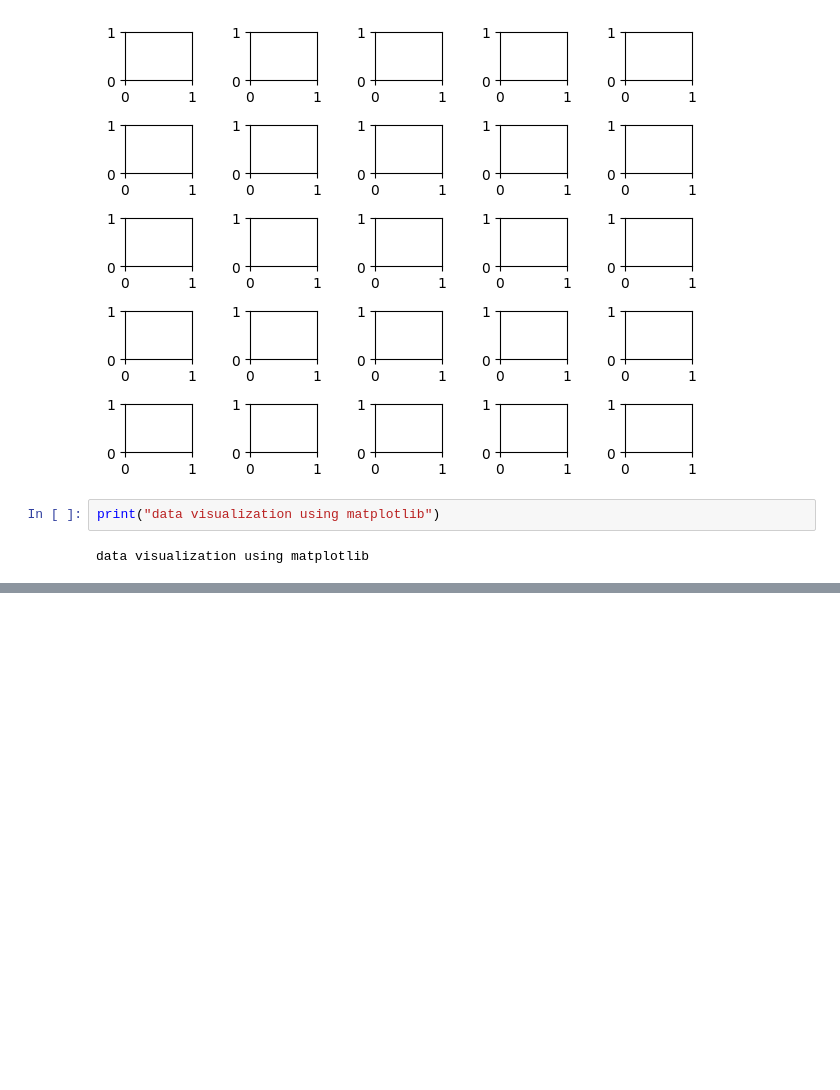
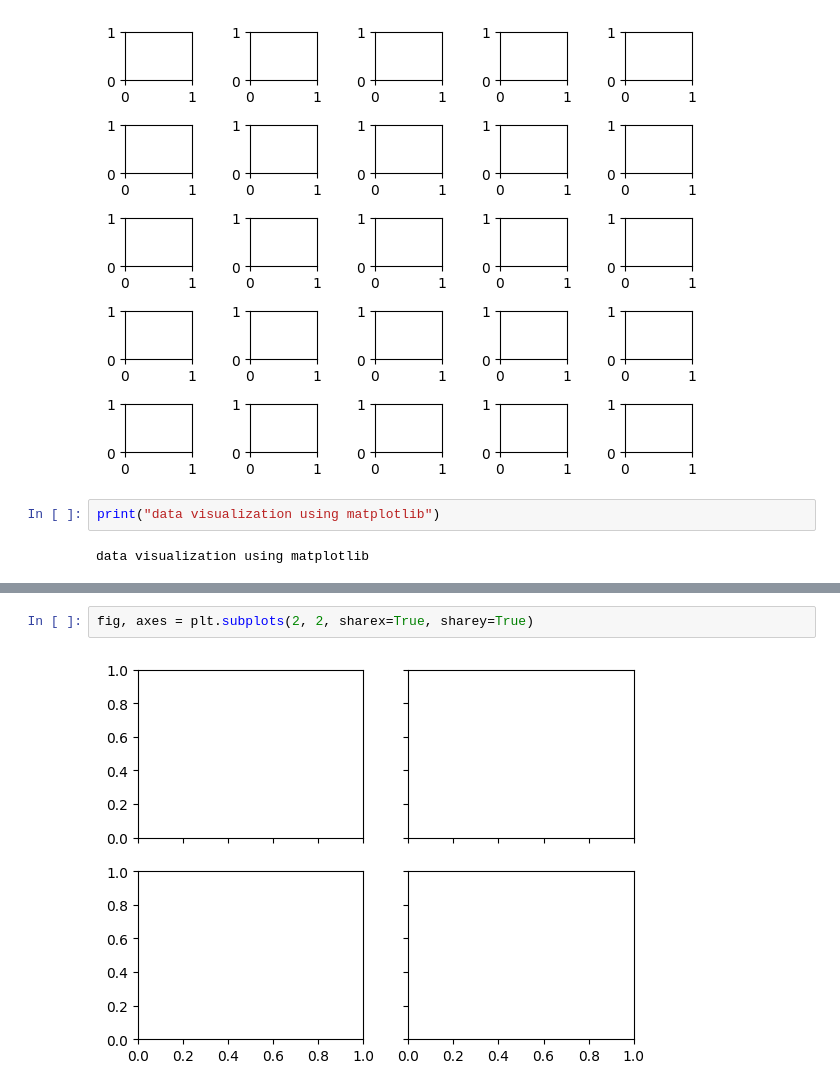
Before and after one commit to RaisulislamRimon/data-science-notes, a Jupyter notebook: module_8/module_8_class/class_1/1_data_visualization.ipynb, the cells around one changed output, grey strips where cells are left out. Saved outputs shown, nothing was run; the diff lists cells and outputs as text; blank space fills up the shorter version.

```diff
--- a/module_8/module_8_class/class_1/1_data_visualization.ipynb
+++ b/module_8/module_8_class/class_1/1_data_visualization.ipynb
@@ -486,0 +496,4 @@ data visualization using matplotlib
+# %%
+fig, axes = plt.subplots(2, 2, sharex=True, sharey=True)
+# %% [output]
+[figure, added]
```
Also changed, not shown: parts of 15 cells of this notebook, 1 other file.
